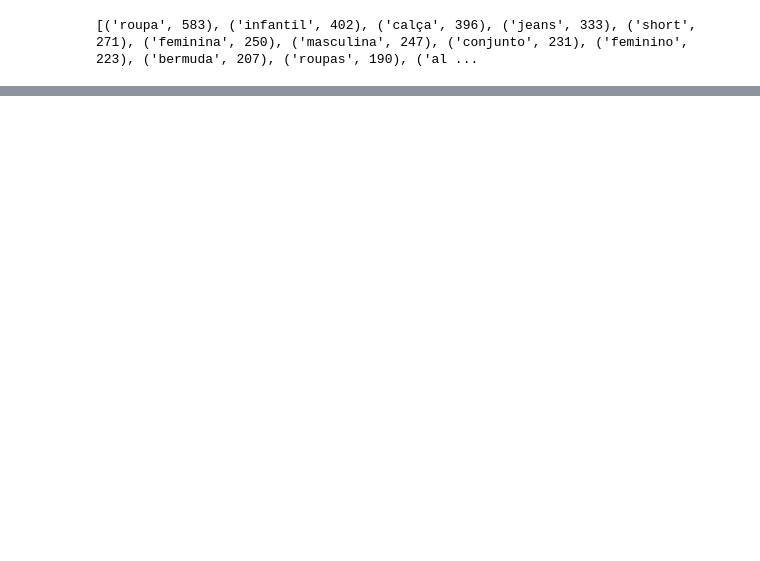
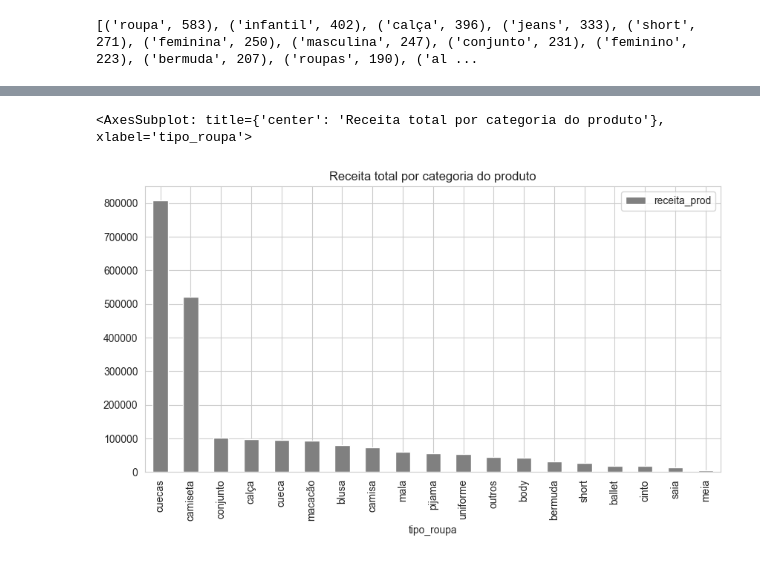
Before and after one commit to LissesCastro/Webscrapping-Marketplace-BR, a Jupyter notebook: analise.ipynb, the cells around one changed output, grey strips where cells are left out. Saved outputs shown, nothing was run; the diff lists cells and outputs as text; code cells hidden in the pictures; blank space fills up the shorter version.

```diff
--- a/analise.ipynb
+++ b/analise.ipynb
@@ -118,0 +148,6 @@ df['tipo_roupa'].value_counts().plot(kind='bar', color='gray', figsize=(10, 5),
+# %%
+df[['tipo_roupa','receita_prod']].groupby('tipo_roupa').mean().sort_values(by='receita_prod', ascending=False)\
+    .plot(kind='bar', color='gray', figsize=(10, 5), title='Receita total por categoria do produto')
+# %% [output]
+<AxesSubplot: title={'center': 'Receita total por categoria do produto'}, xlabel='tipo_roupa'>
+[figure, added]
```
Also changed, not shown: parts of 13 cells of this notebook.
